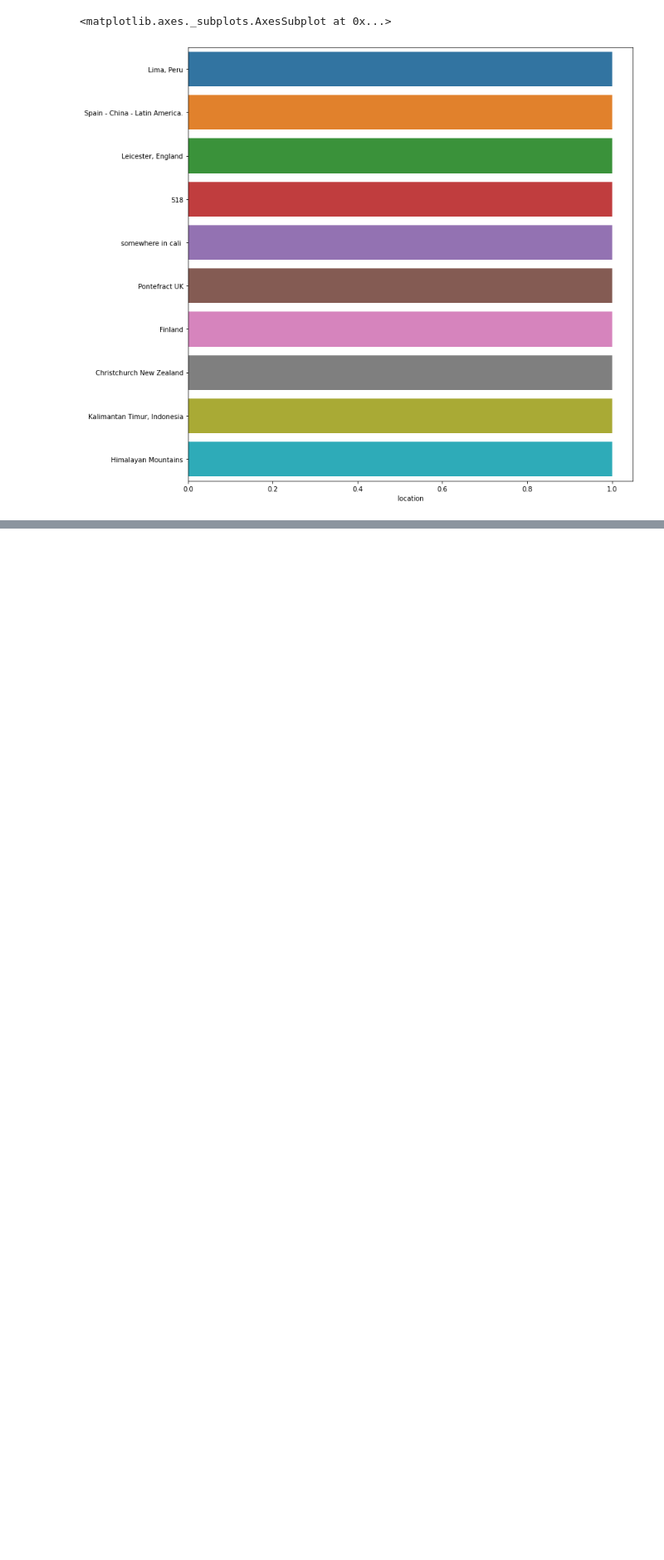
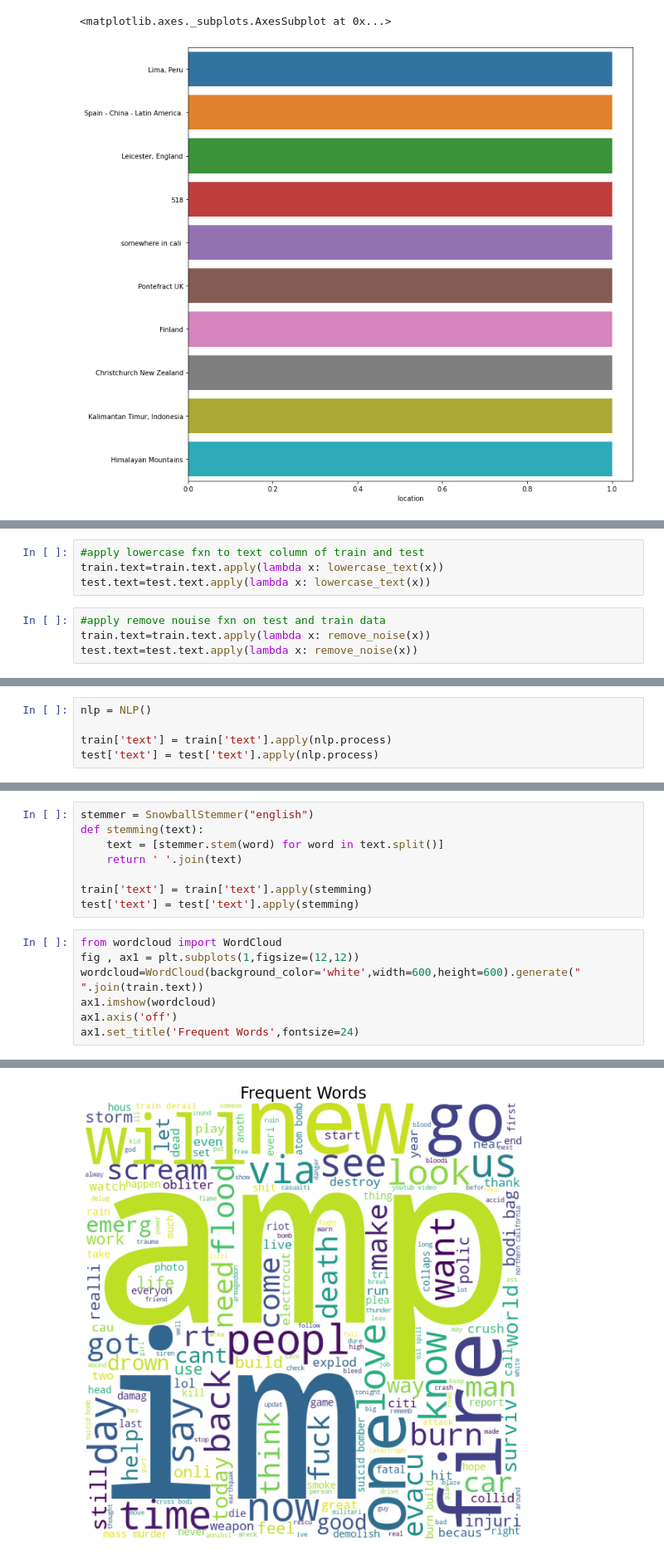
Before and after one commit to WanjohiWanjohi/NLP, a Jupyter notebook: NLP_Disaster.ipynb, the cells around one changed output, grey strips where cells are left out. Shown: that part at 83% size. Saved outputs shown, nothing was run; the diff lists cells and outputs as text; blank space fills up the shorter version.

```diff
--- a/NLP_Disaster.ipynb
+++ b/NLP_Disaster.ipynb
@@ -126,0 +141,8 @@ sns.barplot(y=train.location.value_counts().index[-10:],x=train.location.value_c
+# %%
+#apply lowercase fxn to text column of train and test
+train.text=train.text.apply(lambda x: lowercase_text(x))
+test.text=test.text.apply(lambda x: lowercase_text(x))
+# %%
+#apply remove nouise fxn on test and train data
+train.text=train.text.apply(lambda x: remove_noise(x))
+test.text=test.text.apply(lambda x: remove_noise(x))
@@ -126,0 +160,5 @@ sns.barplot(y=train.location.value_counts().index[-10:],x=train.location.value_c
+# %%
+nlp = NLP()
+
+train['text'] = train['text'].apply(nlp.process)
+test['text'] = test['text'].apply(nlp.process)
@@ -126,0 +169,16 @@ sns.barplot(y=train.location.value_counts().index[-10:],x=train.location.value_c
+# %%
+stemmer = SnowballStemmer("english")
+def stemming(text):
+    text = [stemmer.stem(word) for word in text.split()]
+    return ' '.join(text)
+
+train['text'] = train['text'].apply(stemming)
+test['text'] = test['text'].apply(stemming)
+# %%
+from wordcloud import WordCloud
+fig , ax1 = plt.subplots(1,figsize=(12,12))
+wordcloud=WordCloud(background_color='white',width=600,height=600).generate(" ".join(train.text))
+ax1.imshow(wordcloud)
+ax1.axis('off')
+ax1.set_title('Frequent Words',fontsize=24)
+# %% [output]
@@ -126,0 +186 @@ sns.barplot(y=train.location.value_counts().index[-10:],x=train.location.value_c
+[figure, added]
```
Also changed, not shown: parts of 8 cells of this notebook.
